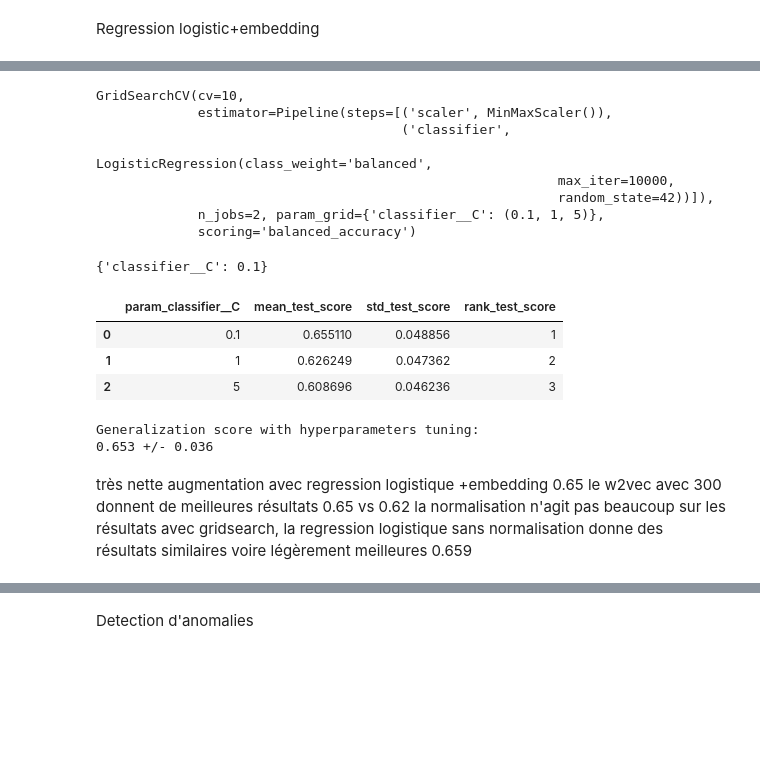
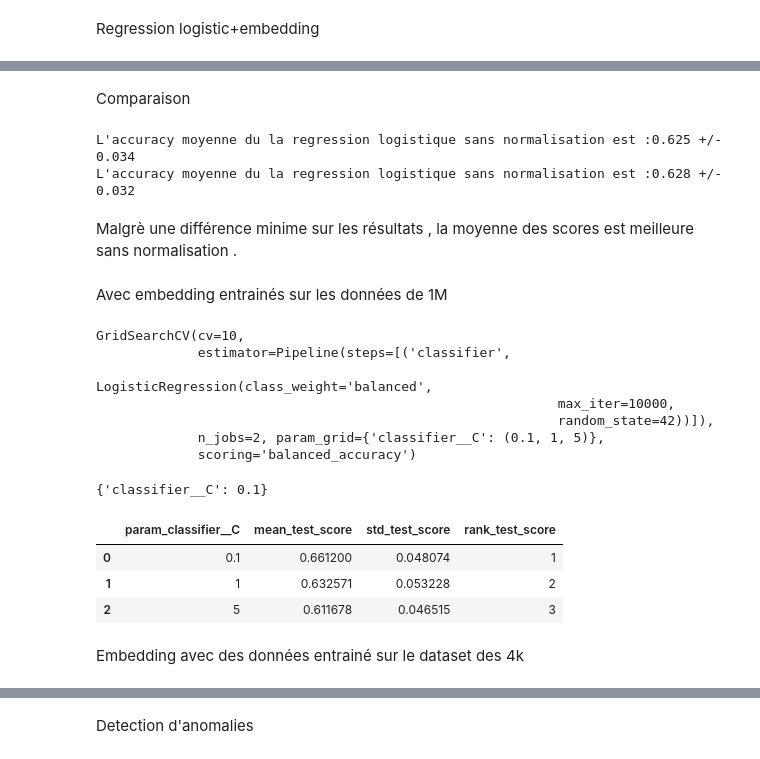
Before and after one commit to imenemes/IA-DETECTION-HAINE-, a Jupyter notebook: data_fr_embedding.ipynb, the cells around one changed output, grey strips where cells are left out. Cells and saved outputs as stored; diff of their text form; code cells hidden in the pictures; blank space fills up the shorter version.

```diff
--- a/data_fr_embedding.ipynb
+++ b/data_fr_embedding.ipynb
@@ -78,5 +86,5 @@ def encode(msg, model, dim):
 # %%
 clean_dataset = tweets
 # %%
-dataset_encoded = np.array([encode(msg, w2v, 300) for msg in tweets])
+X = np.array([encode(msg, w2v, 300) for msg in tweets])
 # %%
@@ -88,5 +94,3 @@ data_hate.head()
-# %%
-X= dataset_encoded
 # %% [markdown]
 MODÈLE ENSEMBLISTE
 # %%
@@ -210,3 +228,19 @@ la normalisation fait passer le score moyen de 0.62
+# %% [markdown]
+Comparaison
+# %%
+cv_test_scores_nr = cv_results_nr['test_score']
+print(
+    "L'accuracy moyenne du la regression logistique avec normalisation est :"
+    f"{cv_test_scores_nr.mean():.3f} +/- {cv_test_scores_nr.std():.3f}\n"
+    "L'accuracy moyenne du la regression logistique sans normalisation est :"
+    f"{cv_test_scores.mean():.3f} +/- {cv_test_scores.std():.3f}\n")
+# %% [output]
+L'accuracy moyenne du la regression logistique sans normalisation est :0.625 +/- 0.034
+L'accuracy moyenne du la regression logistique sans normalisation est :0.628 +/- 0.032
+# %% [markdown]
+Malgrè une différence minime sur les résultats , la moyenne des scores est meilleure sans normalisation .
+# %% [markdown]
+Avec embedding entrainés sur les données de 1M
 # %%
 from sklearn.model_selection import GridSearchCV
 
@@ -218,8 +252,7 @@ model_grid_search_lr = GridSearchCV(model_lr, param_grid=param_grid,
 model_grid_search_lr.fit(X, target)
 # %% [output]
 GridSearchCV(cv=10,
-             estimator=Pipeline(steps=[('scaler', MinMaxScaler()),
-                                       ('classifier',
+             estimator=Pipeline(steps=[('classifier',
                                         LogisticRegression(class_weight='balanced',
                                                            max_iter=10000,
                                                            random_state=42))]),
@@ -230,16 +263,16 @@ model_grid_search_lr.best_params_
 # %% [output]
 {'classifier__C': 0.1}
 # %%
-cv_results = pd.DataFrame(model_grid_search_lr.cv_results_)
-cv_results[[
+cv_results_gs = pd.DataFrame(model_grid_search_lr.cv_results_)
+cv_results_gs[[
     "param_classifier__C",
     "mean_test_score",
     "std_test_score",
     "rank_test_score"
 ]]
 # %% [output]
 |  | param_classifier__C | mean_test_score | std_test_score | rank_test_score |
-| 0 | 0.1 | 0.655110 | 0.048856 | 1 |
-| 1 | 1 | 0.626249 | 0.047362 | 2 |
-| 2 | 5 | 0.608696 | 0.046236 | 3 |
+| 0 | 0.1 | 0.661200 | 0.048074 | 1 |
+| 1 | 1 | 0.632571 | 0.053228 | 2 |
+| 2 | 5 | 0.611678 | 0.046515 | 3 |
 # %%
@@ -247,16 +280,4 @@ cv_results = cross_validate(
     model_grid_search_lr.best_estimator_, X, target, cv=5, n_jobs=2, return_estimator=True,scoring="balanced_accuracy"
 )
-# %%
-cv_results = pd.DataFrame(cv_results)
-cv_test_scores = cv_results['test_score']
-print(
-    "Generalization score with hyperparameters tuning:\n"
-    f"{cv_test_scores.mean():.3f} +/- {cv_test_scores.std():.3f}"
-)
-# %% [output]
-Generalization score with hyperparameters tuning:
-0.653 +/- 0.036
-# %% [markdown]
-très nette augmentation avec regression logistique +embedding 0.65
-le w2vec avec 300 donnent de meilleures résultats 0.65 vs 0.62
-la normalisation n'agit pas beaucoup sur les résultats avec gridsearch, la regression logistique sans normalisation donne des résultats similaires voire légèrement meilleures 0.659
+# %% [markdown]
+Embedding avec des données entrainé sur le dataset des 4k
```
Also changed, not shown: parts of 35 cells of this notebook.
